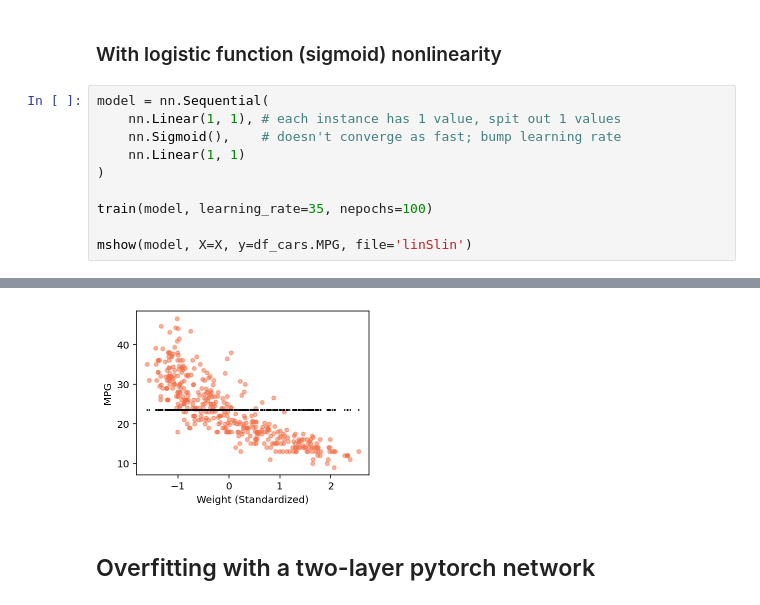
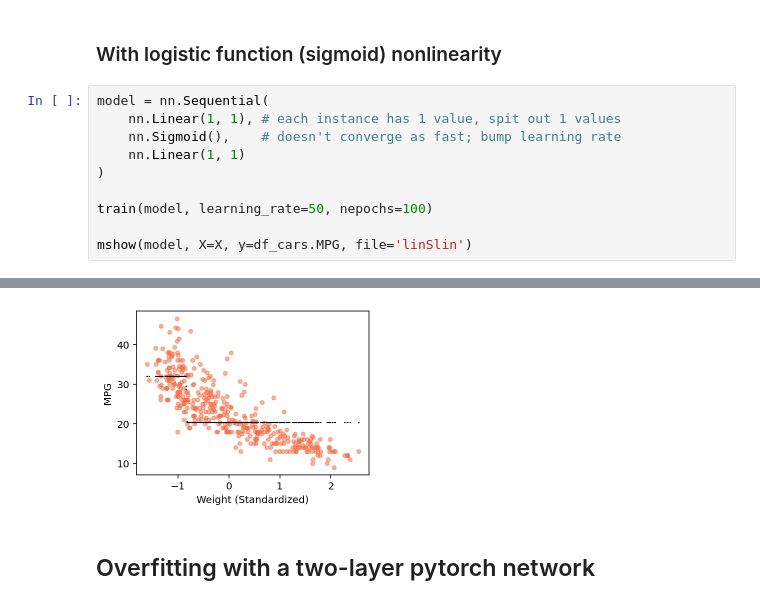
Before and after one commit to parrt/fundamentals-of-deep-learning, a Jupyter notebook: notebooks/2.pytorch-nn-training.ipynb, the cells around one changed output, grey strips where cells are left out. Saved outputs shown, nothing was run; the diff lists cells and outputs as text.

```diff
--- a/notebooks/2.pytorch-nn-training.ipynb
+++ b/notebooks/2.pytorch-nn-training.ipynb
@@ -263,7 +275,7 @@ model = nn.Sequential(
     nn.Linear(1, 1)
 )
 
-train(model, learning_rate=35, nepochs=100)
+train(model, learning_rate=50, nepochs=100)
 
 mshow(model, X=X, y=df_cars.MPG, file='linSlin')
 # %% [output]
@@ -282,4 +294,4 @@ LAST       MSE loss       60.763 MAE     6.55
-[figure, old version]
+[figure, new version]
 # %% [markdown]
 ## Overfitting with a two-layer pytorch network
 # %%
```
Also changed, not shown: parts of 23 cells of this notebook.
